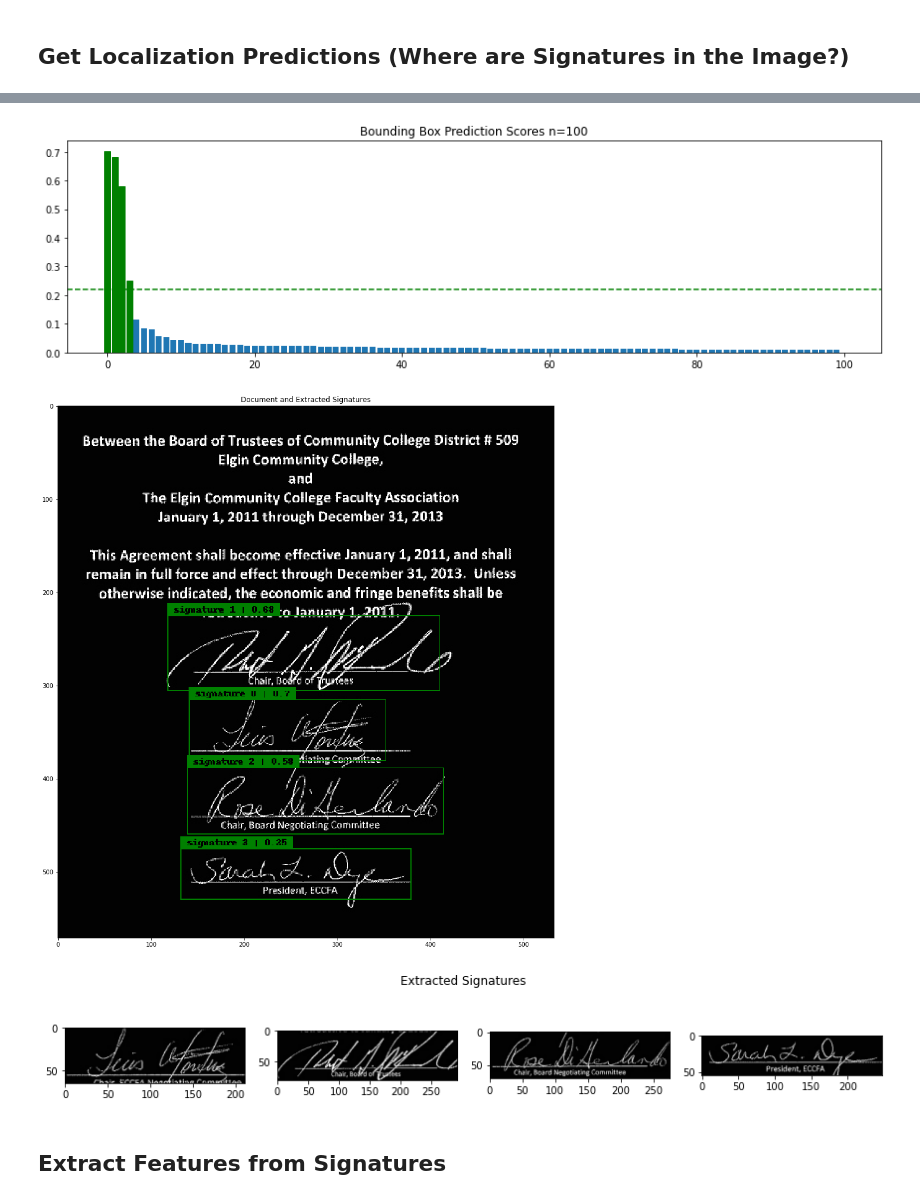
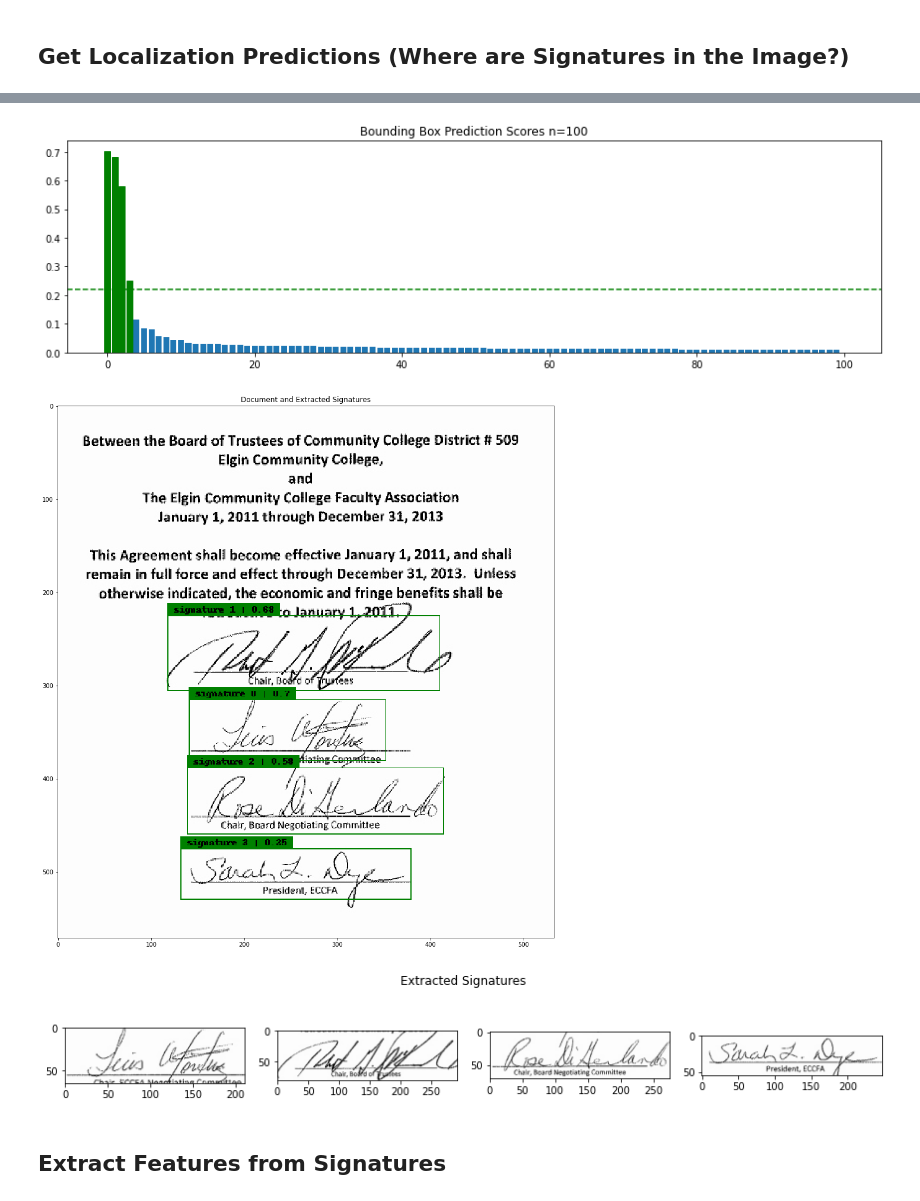
Before and after one commit to victordibia/signver, a Jupyter notebook: example_notebook.ipynb, the cells around one changed output, grey strips where cells are left out. Saved outputs shown, nothing was run; the diff lists cells and outputs as text; code cells hidden in the pictures.

```diff
--- a/example_notebook.ipynb
+++ b/example_notebook.ipynb
@@ -64,6 +64,6 @@ plt.axline((0, threshold), (100, threshold), color="g", linestyle="--");
 plt.title("Bounding Box Prediction Scores n=" + str(len(scores)));
 
 # annotate image with bounding boxes above a given threshold and plot
-annotated_image = visualize_boxes(inverted_image_np, boxes, scores, threshold=threshold, color="green")
+annotated_image = visualize_boxes(image_np, boxes, scores, threshold=threshold, color="green")
 plot_np_array(annotated_image, title="Document and Extracted Signatures")
 # %% [output]
@@ -71,10 +70,10 @@ plot_np_array(annotated_image, title="Document and Extracted Signatures")
 [figure]
-[figure, old version]
+[figure, new version]
 # %%
-signatures = get_image_crops(inverted_image_np, boxes, scores,  threshold = 0.22 )
+signatures = get_image_crops(image_np, boxes, scores,  threshold = 0.22 )
 plot_np_array(signatures, fig_size=(12,14), ncols=4, title="Extracted Signatures")
 # %% [output]
-[figure, old version]
+[figure, new version]
 # %% [markdown]
 ## Extract Features from Signatures
 # %%
```
Also changed, not shown: parts of 6 cells of this notebook, 2 other files.
